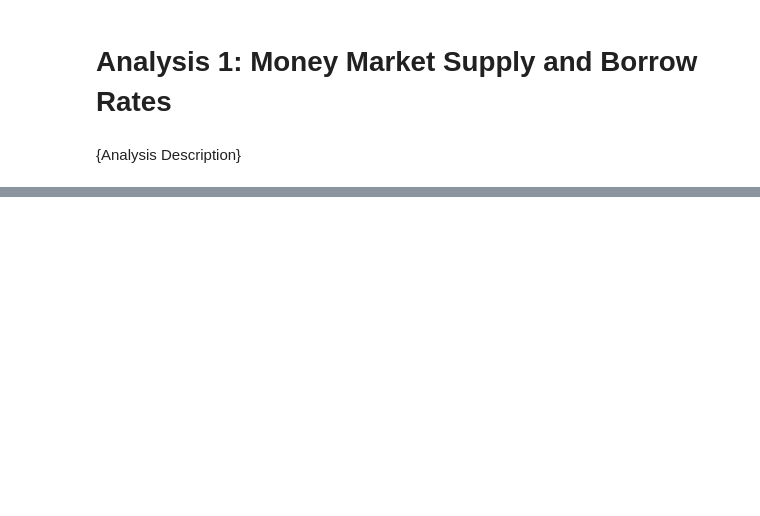
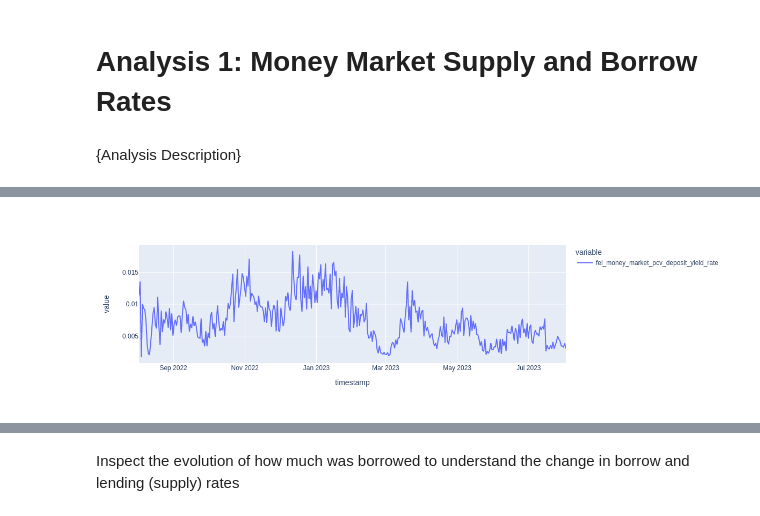
Before and after one commit to CADLabs/fei-protocol-model, a Jupyter notebook: experiments/notebooks/money_markets_notebook.ipynb, the cells around one changed output, grey strips where cells are left out. Cells and saved outputs as stored; diff of their text form; code cells hidden in the pictures; blank space fills up the shorter version.

```diff
--- a/experiments/notebooks/money_markets_notebook.ipynb
+++ b/experiments/notebooks/money_markets_notebook.ipynb
@@ -81,0 +111,4 @@ df[['fei_money_market_supply_rate', 'fei_money_market_borrow_rate']].plot()
+# %%
+df['fei_money_market_pcv_deposit_yield_rate'].plot()
+# %% [output]
+[figure, added]
@@ -81,0 +116,2 @@ df[['fei_money_market_supply_rate', 'fei_money_market_borrow_rate']].plot()
+# %% [markdown]
+Inspect the evolution of how much was borrowed to understand the change in borrow and lending (supply) rates
```
Also changed, not shown: parts of 16 cells of this notebook, 4 other files.
